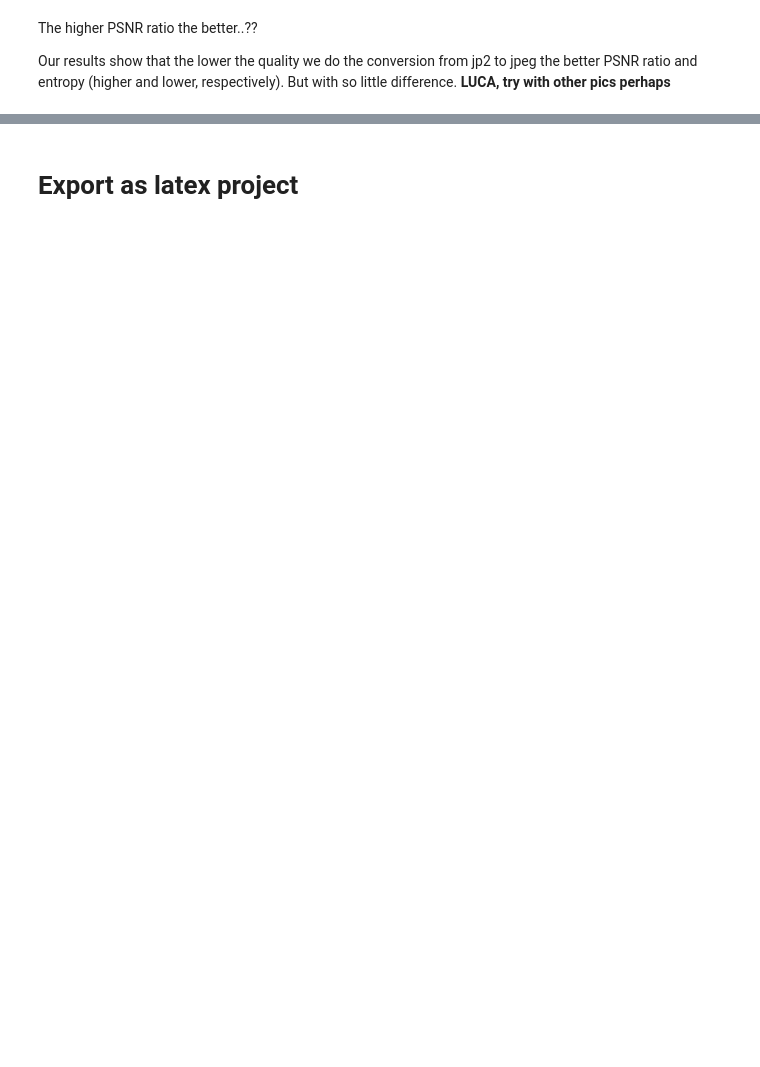
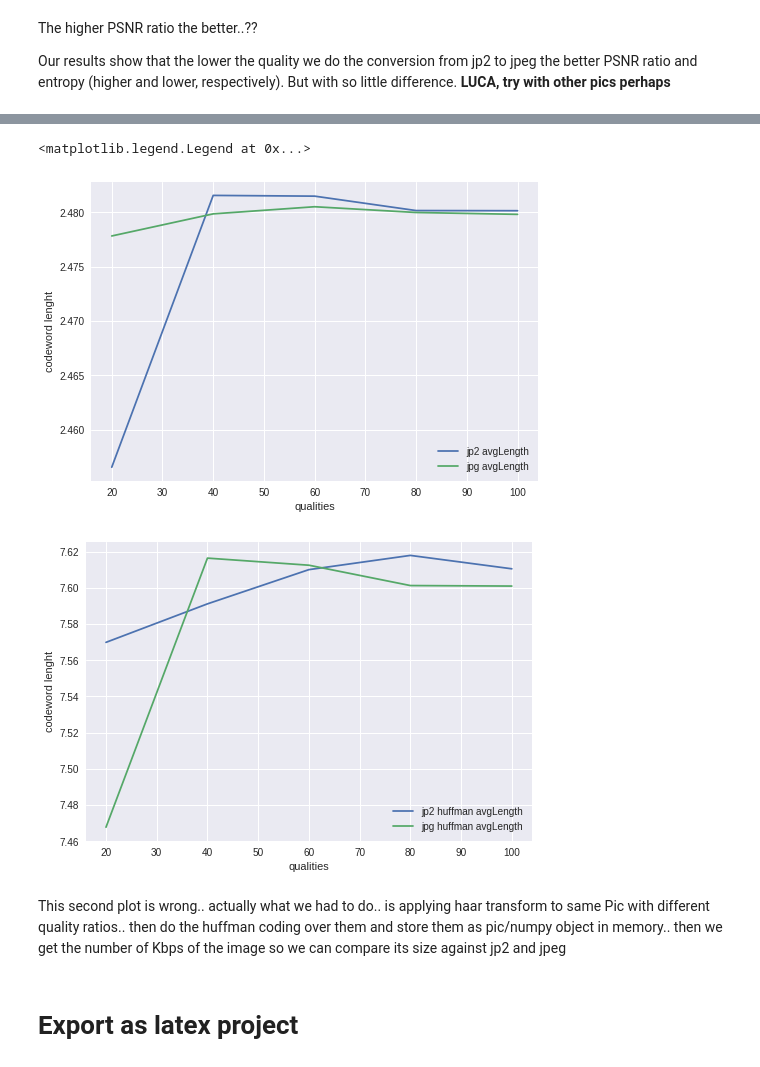
Before and after one commit to alvarogg777/colabCompression, a Jupyter notebook: Compress_Lab4.ipynb, the cells around one changed output, grey strips where cells are left out. Saved outputs shown, nothing was run; the diff lists cells and outputs as text; code cells hidden in the pictures; blank space fills up the shorter version.

```diff
--- a/Compress_Lab4.ipynb
+++ b/Compress_Lab4.ipynb
@@ -373,0 +457,27 @@ psnr [39.41177604012347, 39.333055872317466, 39.33599739190342, 39.3431449503764
+# %%
+# !identify -list format
+def psnr_huffman(file_name,format):
+  list_files_aux={}
+  list_files={}
+  #we take the current directory and applying regular expressions we scan all the files nemo*.jpg that contains numbers(i.e quality)
+  for file in os.listdir():
+    if(file.endswith(format) and file.startswith(file_name)):
+      quality=int(re.findall(r'\d+',file)[0])
+      list_files_aux[quality]=file
+  #we sort the list of files from the filter above, so it goes in increasing order 20,40...
+  for key in sorted(list_files_aux):
+    list_files[key]=list_files_aux[key]
+  shannon=[]
+  entropies=[]
+  psnr_shannon=[]
+  psnr_entr=[]
+  avgLengths=[]
+
+  print(list_files.keys(),list_files.values())
+  for index,file in enumerate(list_files.values()):
+    image=plt.imread(file)
+    huffman_img=huffmanCode(image)
+    avgLengths.append(avgLength(huffman_img.codes))
+  return avgLengths[::-1]
+huff_lengths=psnr_huffman('nemo','jpg')
+huff_lengths2=psnr_huffman('nemo','jp2')
@@ -374,3 +500,24 @@ psnr [39.41177604012347, 39.333055872317466, 39.33599739190342, 39.3431449503764
+# %%
+qualities=np.arange(20,101,20)
+plt.figure()
+plt.plot(qualities,jp2_lengths[::-1],label='jp2 avgLength')
+plt.plot(qualities,jpg_lengths[::-1],label='jpg avgLength')
+plt.legend(shadow=True, fancybox=True)
+plt.xlabel('qualities')
+plt.ylabel('codeword lenght')
+plt.figure()
+
+plt.plot(qualities,huff_lengths[::-1],label='jp2 huffman avgLength')
+plt.plot(qualities,huff_lengths2[::-1],label='jpg huffman avgLength')
+plt.xlabel('qualities')
+plt.ylabel('codeword lenght')
+plt.legend(shadow=True, fancybox=True)
+# %% [output]
+<matplotlib.legend.Legend at 0x...>
+[figure, added]
+[figure, added]
+# %% [markdown]
+This second plot is wrong.. actually what we had to do.. is applying haar transform to same Pic with different quality ratios.. then do the huffman coding over them and store them as pic/numpy object in memory.. then we get the number of Kbps of the image so we can compare its size against jp2 and jpeg
 # %% [markdown]
 # **Export as latex project**
 # %%
```
Also changed, not shown: parts of 34 cells of this notebook.
